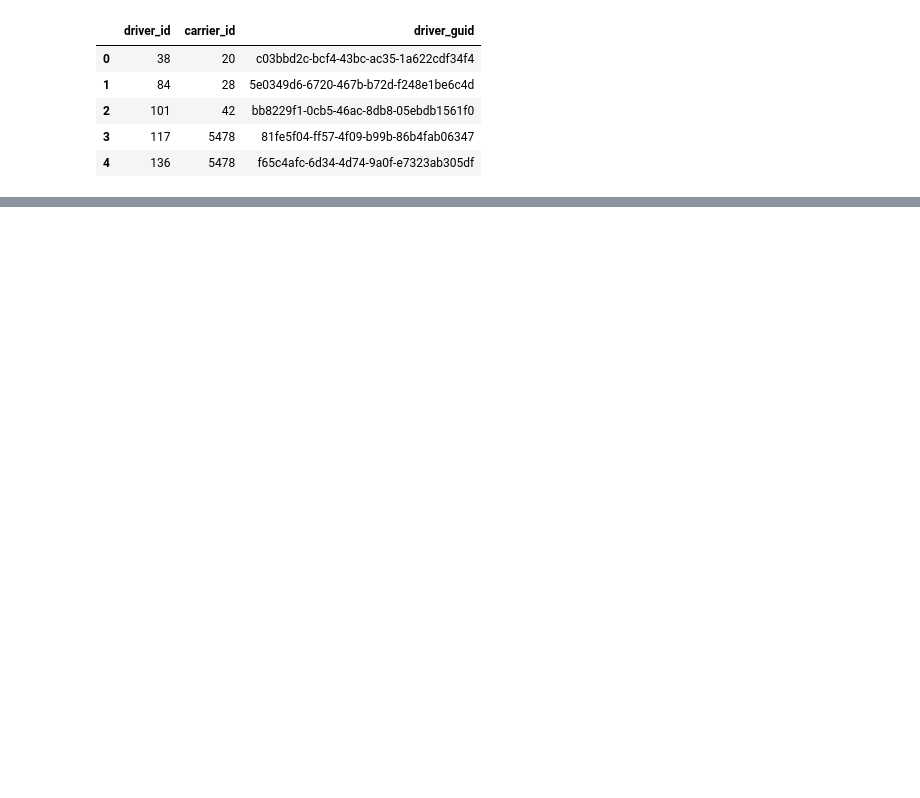
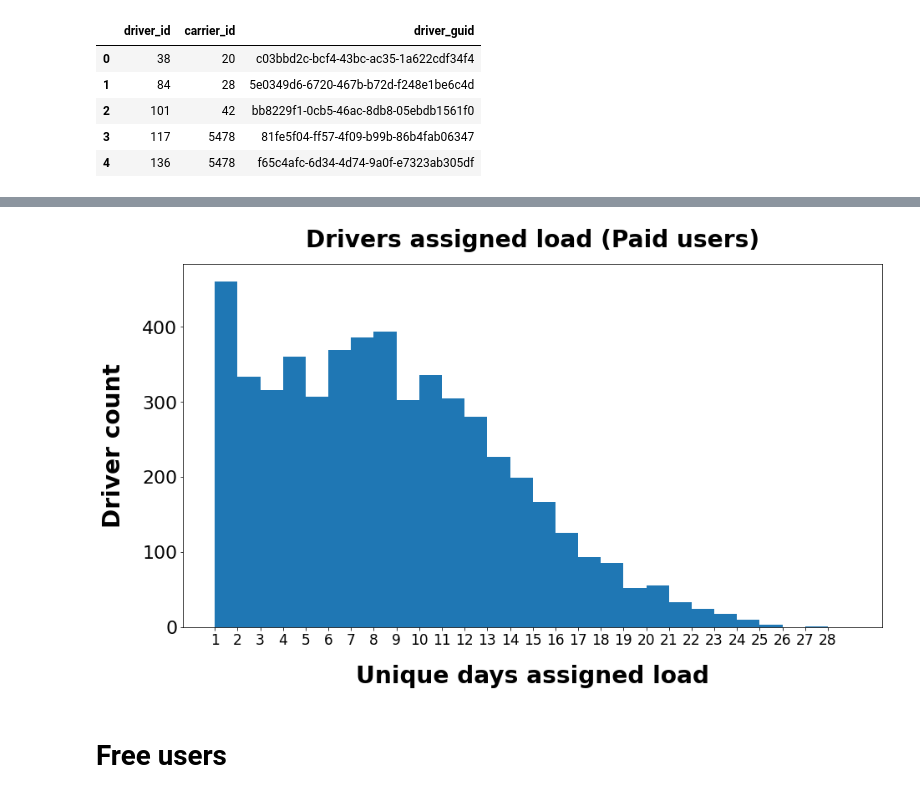
Before and after one commit to Chris-Superdispatch/notebook_backup, a Jupyter notebook: Driver - Load Assigned.ipynb, the cells around one changed output, grey strips where cells are left out. Saved outputs shown, nothing was run; the diff lists cells and outputs as text; code cells hidden in the pictures; blank space fills up the shorter version.

```diff
--- a/Driver - Load Assigned.ipynb
+++ b/Driver - Load Assigned.ipynb
@@ -173,0 +174,10 @@ plt.show()
+# %%
+# creating a carriers table
+sql = '''
+SELECT name, id, guid
+FROM ctms_db_public.msd_carrier
+WHERE test_account = False
+'''
+carriers = pd.read_sql_query(sql, con=engine)
+carriers = carriers.rename(columns={'id': 'carrier_id', 'guid': 'carrier_guid'})
+carriers
@@ -173,0 +198,7 @@ plt.show()
+# %%
+# joining carriers with braintree table
+
+braintree_with_carriers = braintree_subs.merge(carriers, left_on='carrier_id', right_on='carrier_id')
+braintree_with_carriers
+paid_carriers = braintree_with_carriers
+paid_carriers
@@ -173,0 +259,4 @@ plt.show()
+# %%
+result_paid_users = result.merge(braintree_with_carriers, left_on='carrier_id', right_on='carrier_id')
+result_paid_users = result_paid_users[['driver_id', 'driver_guid', 'unique_days_of_assigning_load']]
+result_paid_users
@@ -173,0 +277,14 @@ plt.show()
+# %%
+# histogram of unique assigned loads in last 28 days (to drivers)
+plt.figure(figsize=(15,8))
+plt.hist(result_paid_users['unique_days_of_assigning_load'], bins=np.arange(1, 30))
+plt.xticks(np.arange(1, 29), fontsize=17)
+plt.yticks(fontsize=22)
+plt.xlabel('Unique days assigned load', fontsize=28, fontweight='bold', labelpad=20)
+plt.ylabel('Driver count', fontsize=28, fontweight='bold', labelpad=20)
+plt.title('Drivers assigned load (Paid users)', fontsize=28, fontweight='bold', pad=20)
+plt.show()
+# %% [output]
+[figure, added]
+# %% [markdown]
+# Free users
```
Also changed, not shown: parts of 27 cells of this notebook, 15 other files.
